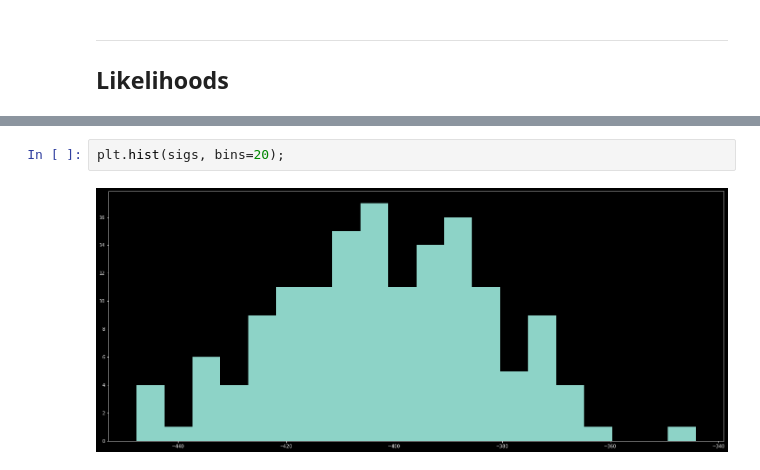
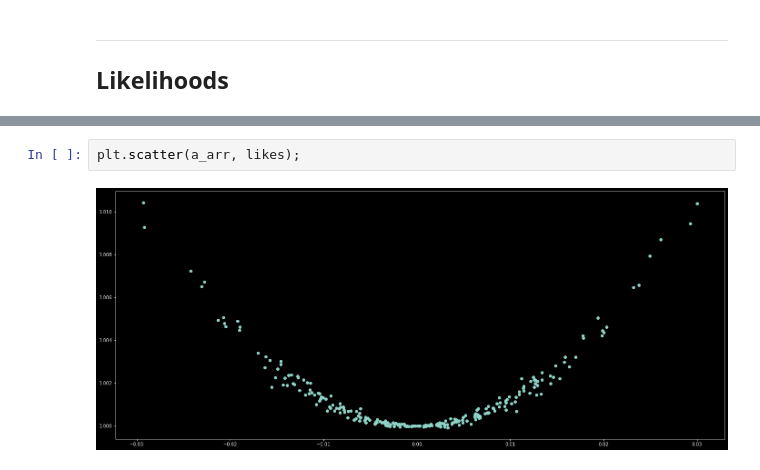
Before and after one commit to nhargy/note3cs, a Jupyter notebook: playground/FP_4.ipynb, the cells around one changed output, grey strips where cells are left out. Saved outputs shown, nothing was run; the diff lists cells and outputs as text.

```diff
--- a/playground/FP_4.ipynb
+++ b/playground/FP_4.ipynb
@@ -250,4 +257,4 @@ grid_it()
-# %%
-plt.hist(sigs, bins=20);
-# %% [output]
-[figure, removed]
+# %%
+plt.scatter(a_arr, likes);
+# %% [output]
+[figure, added]
```
Also changed, not shown: parts of 5 cells of this notebook, 4 other files.
